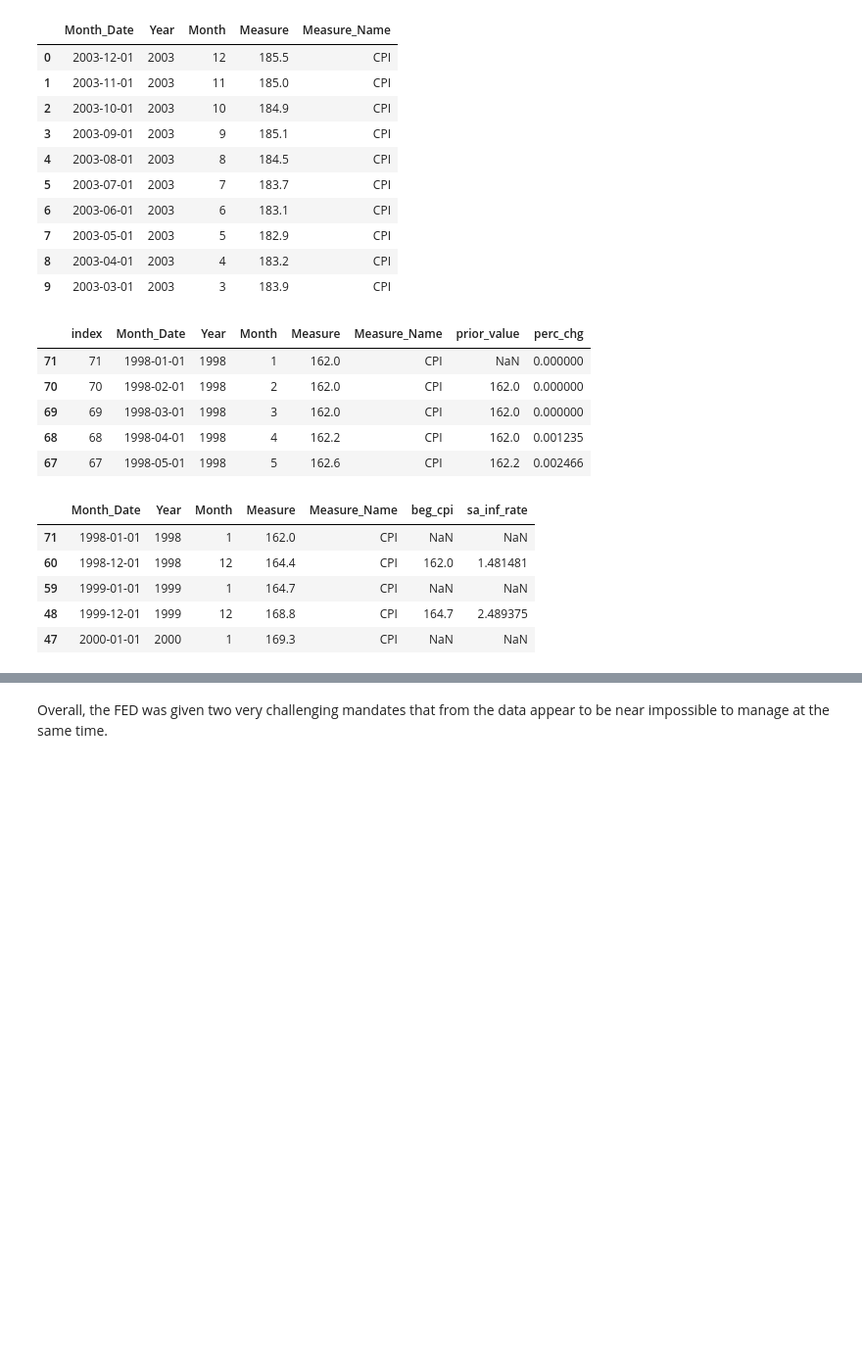
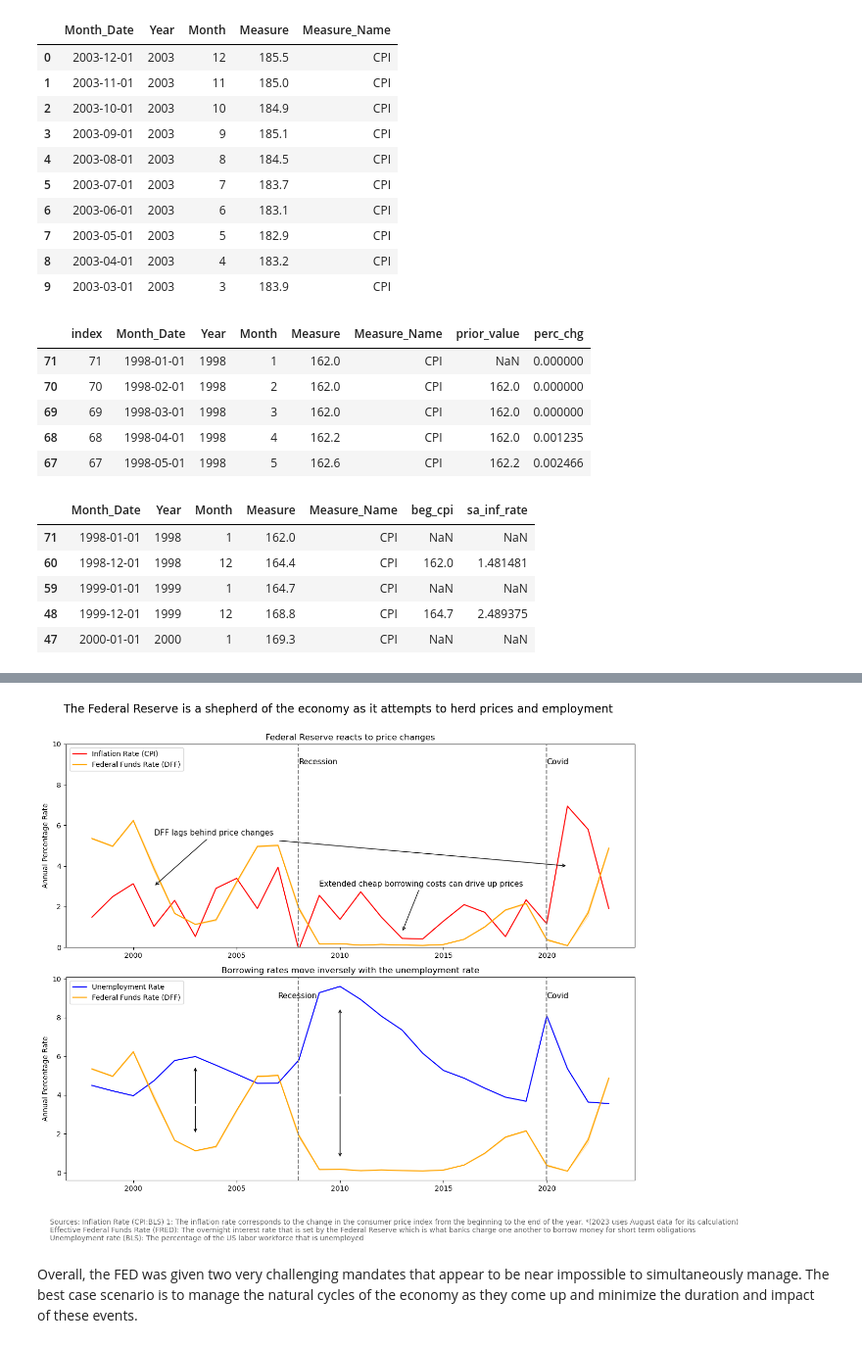
Before and after one commit to jforster19/Data608, a Jupyter notebook: Data608_Story2.ipynb, the cells around one changed output, grey strips where cells are left out. Shown: that part at 98% size. Saved outputs shown, nothing was run; the diff lists cells and outputs as text; code cells hidden in the pictures; blank space fills up the shorter version.

```diff
--- a/Data608_Story2.ipynb
+++ b/Data608_Story2.ipynb
@@ -307,2 +248,57 @@ plt.show();
-# %% [markdown]
-Overall, the FED was given two very challenging mandates that from the data appear to be near impossible to manage at the same time.
+# %%
+fig, (ax_line1,ax_line2) = plt.subplots(2,1,figsize=(12, 10))
+sns.lineplot(data=inf_calc[~pd.isna(inf_calc['sa_inf_rate'])],x=inf_calc[~pd.isna(inf_calc['sa_inf_rate'])].Month_Date.dt.year,y='sa_inf_rate',color='red',errorbar=None,ax=ax_line1)
+sns.lineplot(data=fed_df,x=fed_df.Date.dt.year,y='Measure',color='orange',ax=ax_line1)
+leg1 = ax_line1.legend(labels=['Inflation Rate (CPI)','Federal Funds Rate (DFF)'])
+leg1.legend_handles[0].set_color('red')
+leg1.legend_handles[1].set_color('orange')
+ax_line1.axvline(x=2008, color='gray', linestyle='--')
+ax_line1.annotate('Recession',xy=(2008,9),fontsize=11)
+ax_line1.axvline(x=2020, color='gray', linestyle='--')
+ax_line1.annotate('Covid',xy=(2020,9),fontsize=11)
+#ax_line1.axhline(y=inf_calc[~pd.isna(inf_calc['sa_inf_rate'])]['sa_inf_rate'].mean(),linestyle='--',)
+sns.lineplot(data=bls_data_df[bls_data_df['Measure']=='Unemployment Rate'],x=bls_data_df[bls_data_df['Measure']=='Unemployment Rate'].Date.dt.year,y='value_num',color='blue',errorbar=None,ax=ax_line2)
+sns.lineplot(data=fed_df,x=fed_df.Date.dt.year,y='Measure',color='orange',ax=ax_line2)
+leg2= ax_line2.legend(labels=['Unemployment Rate','Federal Funds Rate (DFF)'])
+leg2.legend_handles[0].set_color('blue')
+leg2.legend_handles[1].set_color('orange')
+ax_line2.axvline(x=2008, color='gray', linestyle='--')
+ax_line2.axvline(x=2020, color='gray', linestyle='--')
+ax_line2.annotate('Recession',xy=(2007,9),fontsize=11)
+ax_line2.annotate('Covid',xy=(2020,9),fontsize=11)
+
+ax_line1.axis(ymin=0,ymax=10)
+
+ax_line1.set_xlabel('')
+ax_line2.set_xlabel('')
+
+ax_line1.set_ylabel('Annual Percentage Rate')
+ax_line2.set_ylabel('Annual Percentage Rate')
+
+ax_line1.set_title('The Federal Reserve reacts to price changes')
+#ax_line1.set
+ax_line2.set_title('Borrowing rates move inversely with the unemployment rate')# set_title('Inverse Relationship')
+fig.suptitle('The Federal Reserve is a shepherd of the economy as it attempts to herd prices and employment\n',fontsize=16)
+
+ax_line2.annotate('', xy=(2003, 5.5),xytext=(2003,3.5) ,arrowprops=dict(arrowstyle='->', color='black'))
+ax_line2.annotate('', xy=(2003, 2),xytext=(2003,3.5) ,arrowprops=dict(arrowstyle='->', color='black'))
+ax_line2.annotate('', xy=(2010, 8.5),xytext=(2010,4) ,arrowprops=dict(arrowstyle='->', color='black'))
+ax_line2.annotate('', xy=(2010, 0.75),xytext=(2010,4) ,arrowprops=dict(arrowstyle='->', color='black'))
+ax_line1.annotate('DFF lags behind price changes',xy=(2001,3),xytext=(2001,5.5),arrowprops=dict(arrowstyle='->', color='black'), fontsize=11)
+#ax_line1.annotate('Inflation Rate (CPI)',xy=(2023,1.75), fontsize=11)
+#ax_line1.annotate('Federal Funds Rate (DFF)',xy=(2023,5), fontsize=11)
+ax_line1.annotate('',xy=(2021,4),xytext=(2007,5.25),arrowprops=dict(arrowstyle='->', color='black'), fontsize=11)
+ax_line1.annotate('Extended cheap borrowing costs can drive up prices',xy=(2013,0.75),xytext=(2009,3),arrowprops=dict(arrowstyle='->', color='black'), fontsize=11)
+
+#ax_line2.annotate('Unemployment Rate',xy=(2023,7), fontsize=11)
+#ax_line2.annotate('Federal Funds Rate (DFF)',xy=(2021,1), fontsize=11)
+
+caption = "Sources: Inflation Rate (CPI:BLS) 1: The inflation rate corresponds to the change in the consumer price index from the beginning to the end of the year. *(2023 uses August data for its calculation)\nEffective Federal Funds Rate (FRED): The overnight interest rate that is set by the Federal Reserve which is what banks charge one another to borrow money for short term obligations\nUnemployment rate (BLS): The percentage of the US labor workforce that is unemployed"
+
+plt.figtext(0.025, -0.08, caption, fontsize=10, ha='left',alpha=0.6)
+plt.tight_layout()
+plt.show();
+# %% [output]
+[figure, added]
+# %% [markdown]
+Overall, the FED was given two very challenging mandates that appear to be near impossible to simultaneously manage. The best case scenario is to manage the natural cycles of the economy as they come up and minimize the duration and impact of these events.
```
Also changed, not shown: parts of 16 cells of this notebook.
